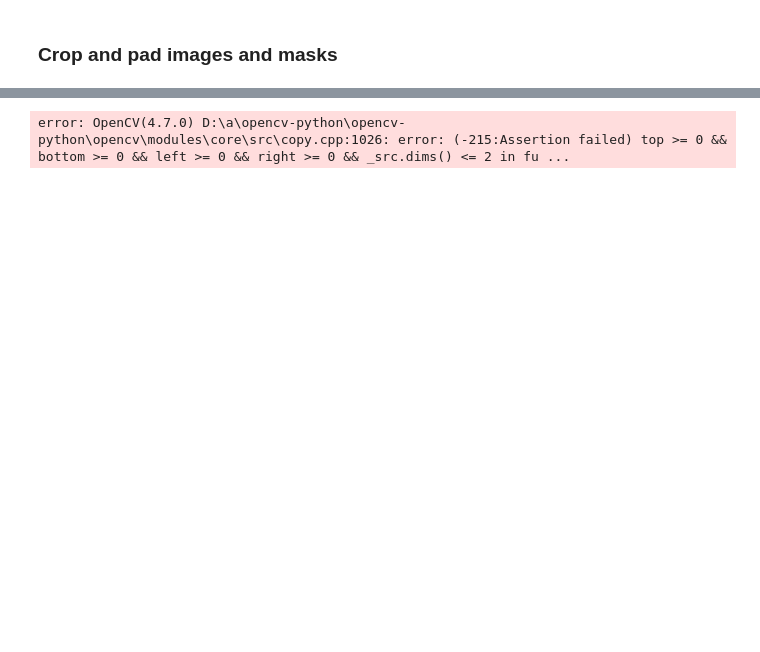
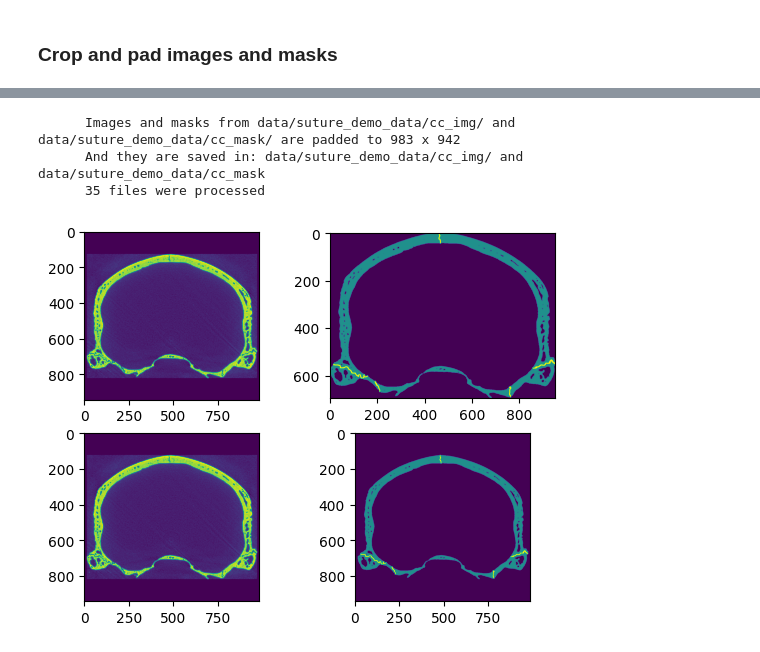
Before and after one commit to EchanHe/suture_dl_pipeline, a Jupyter notebook: process_training_set.ipynb, the cells around one changed output, grey strips where cells are left out. Cells and saved outputs as stored; diff of their text form; code cells hidden in the pictures; blank space fills up the shorter version.

```diff
--- a/process_training_set.ipynb
+++ b/process_training_set.ipynb
@@ -361,34 +375,37 @@ for file in files:
 
     dst_mask = cv2.copyMakeBorder(mask , h_diff//2, h_diff - (h_diff//2),
                             w_diff//2 ,w_diff -(w_diff//2),cv2.BORDER_CONSTANT,None,
-                            3 )
+                            0 )
     # print(f'''new image shape {dst.shape} ''')
 
     cv2.imwrite(os.path.join(pad_mask_dir , file) , dst_mask)
 
 
 visual = True
 # If the visual is set True, it will plot the original and cropped images and masks.
 if visual:
     fig = plt.figure()
 
     plt.subplot(2, 2, 1)
     plt.imshow(img)
 
     plt.subplot(2, 2, 2)
     plt.imshow(mask)
 
     plt.subplot(2, 2, 3)
     plt.imshow(dst)
 
     plt.subplot(2, 2, 4)
     plt.imshow(dst_mask)
 
 
 print(f"""
       Images and masks from {img_dir} and {mask_dir} are padded to {width} x {height}
       And they are saved in: {pad_img_dir} and {pad_mask_dir}
       {len(files)} files were processed
       """)
 # %% [output]
-error: OpenCV(4.7.0) D:\a\opencv-python\opencv-python\opencv\modules\core\src\copy.cpp:1026: error: (-215:Assertion failed) top >= 0 && bottom >= 0 && left >= 0 && right >= 0 && _src.dims() <= 2 in fu ...
+      Images and masks from data/suture_demo_data/cc_img/ and data/suture_demo_data/cc_mask/ are padded to 983 x 942
+      And they are saved in: data/suture_demo_data/cc_img/ and data/suture_demo_data/cc_mask
+      35 files were processed
+[figure, added]
```
Also changed, not shown: parts of 5 cells of this notebook, 4 other files.
